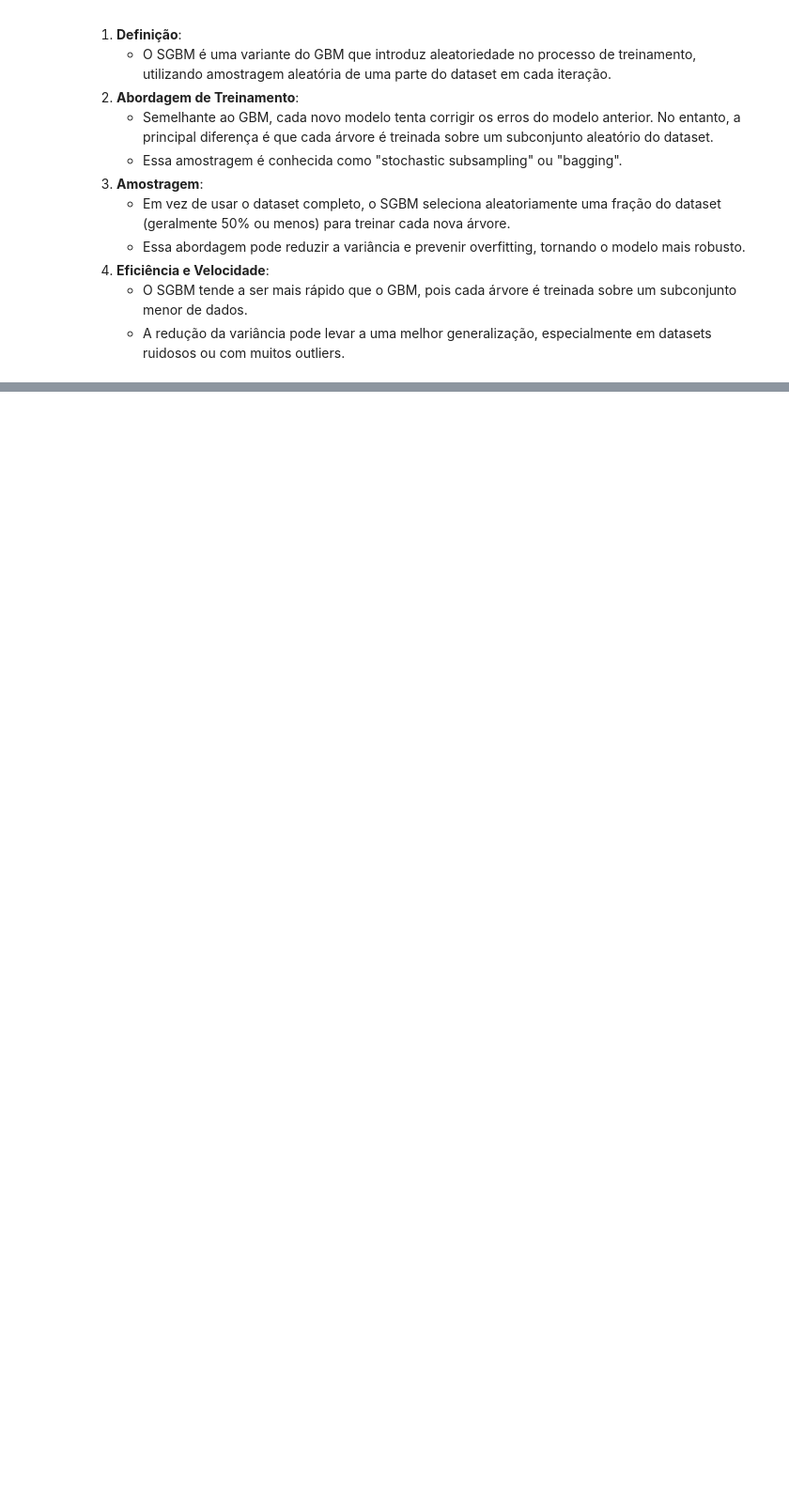
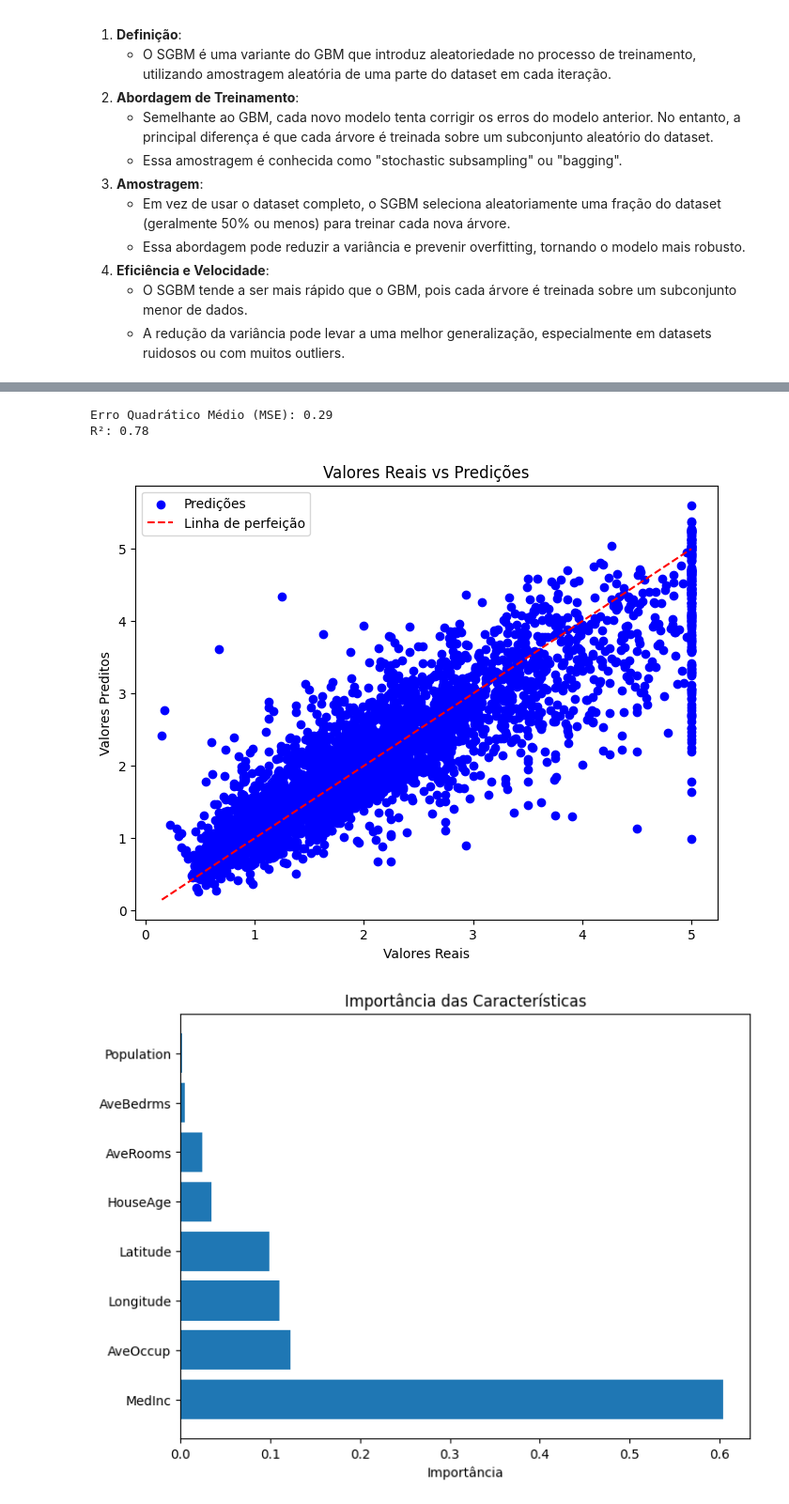
Before and after one commit to enzoschitini/machine-learning, a Jupyter notebook: Gradient Boosting Machine/Gradient Boosting Machine.ipynb, the cells around one changed output, grey strips where cells are left out. Shown: that part at 94% size. Saved outputs shown, nothing was run; the diff lists cells and outputs as text; code cells hidden in the pictures; blank space fills up the shorter version.

```diff
--- a/Gradient Boosting Machine/Gradient Boosting Machine.ipynb
+++ b/Gradient Boosting Machine/Gradient Boosting Machine.ipynb
@@ -166,0 +265,57 @@ As duas técnicas de machine learning mencionadas, **Stochastic Gradient Boostin
+# %%
+# Importação das bibliotecas
+import numpy as np
+import pandas as pd
+from sklearn.datasets import fetch_california_housing  # Novo dataset para regressão
+from sklearn.model_selection import train_test_split
+from sklearn.ensemble import GradientBoostingRegressor
+from sklearn.metrics import mean_squared_error, r2_score
+import matplotlib.pyplot as plt
+
+# Carregando o dataset California Housing (para regressão)
+data = fetch_california_housing()
+X = pd.DataFrame(data.data, columns=data.feature_names)
+y = pd.Series(data.target)
+
+# Divisão dos dados em treino e teste
+X_train, X_test, y_train, y_test = train_test_split(X, y, test_size=0.2, random_state=42)
+
+# Criação e treinamento do modelo GBM
+model = GradientBoostingRegressor(n_estimators=100, learning_rate=0.1, max_depth=3, random_state=42)
+model.fit(X_train, y_train)
+
+# Predição no conjunto de teste
+y_pred = model.predict(X_test)
+
+# Avaliação do modelo
+mse = mean_squared_error(y_test, y_pred)
+r2 = r2_score(y_test, y_pred)
+
+# Exibindo os resultados
+print(f"Erro Quadrático Médio (MSE): {mse:.2f}")
+print(f"R²: {r2:.2f}")
+
+# Gráfico de dispersão: Valores reais vs. predições
+plt.figure(figsize=(8, 6))
+plt.scatter(y_test, y_pred, color='blue', label='Predições')
+plt.plot([min(y_test), max(y_test)], [min(y_test), max(y_test)], color='red', linestyle='--', label='Linha de perfeição')
+plt.xlabel('Valores Reais')
+plt.ylabel('Valores Preditos')
+plt.title('Valores Reais vs Predições')
+plt.legend()
+plt.show()
+
+# Gráfico de importância das características
+plt.figure(figsize=(8, 6))
+feat_importance = model.feature_importances_
+indices = np.argsort(feat_importance)[::-1]
+plt.barh(range(X.shape[1]), feat_importance[indices], align='center')
+plt.yticks(range(X.shape[1]), np.array(data.feature_names)[indices])
+plt.title('Importância das Características')
+plt.xlabel('Importância')
+plt.show()
+# %% [output]
+Erro Quadrático Médio (MSE): 0.29
+R²: 0.78
+[figure, added]
+[figure, added]
```
Also changed, not shown: parts of 3 cells of this notebook.
